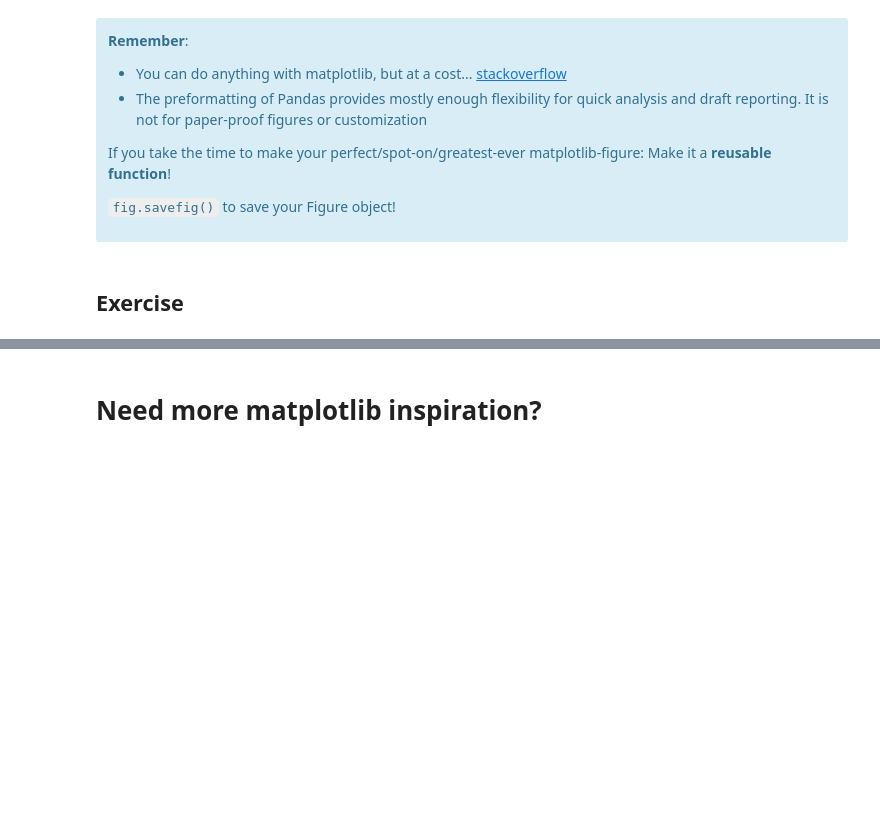
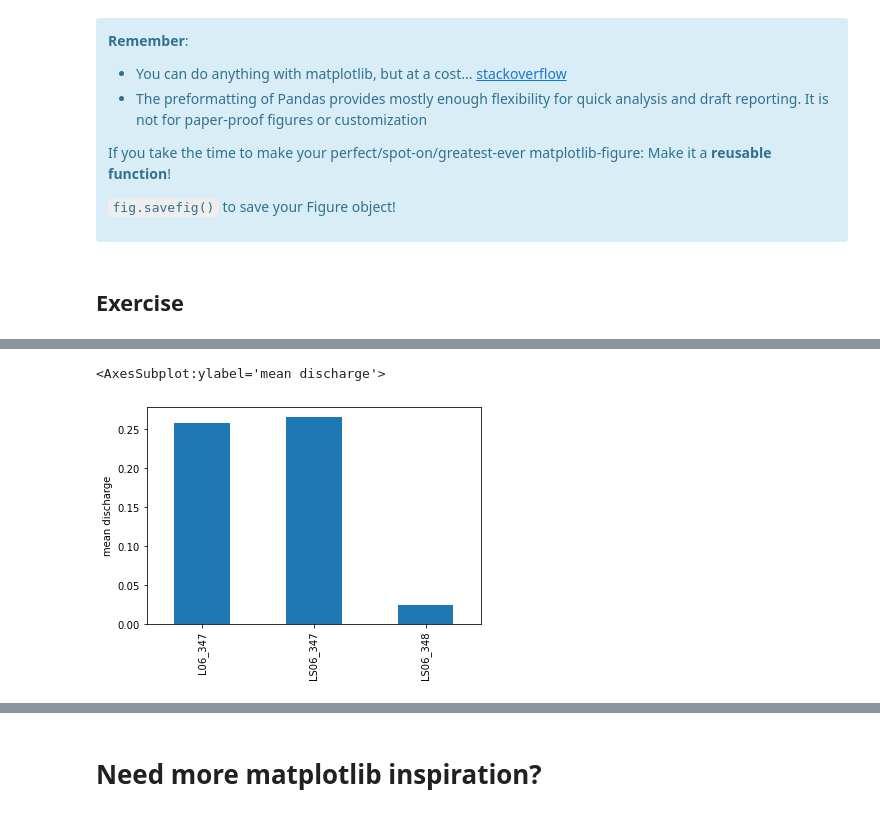
Before and after one commit to jorisvandenbossche/course-python-data, a Jupyter notebook: notebooks/visualization_01_matplotlib.ipynb, the cells around one changed output, grey strips where cells are left out. Drawn from its saved outputs; the diff is of its cells as text; code cells hidden in the pictures; blank space fills up the shorter version.

```diff
--- a/notebooks/visualization_01_matplotlib.ipynb
+++ b/notebooks/visualization_01_matplotlib.ipynb
@@ -482,0 +466,4 @@ If you take the time to make your perfect/spot-on/greatest-ever matplotlib-figur
+# %%
+flowdata = pd.read_csv('data/vmm_flowdata.csv',
+                       index_col='Time',
+                       parse_dates=True)
@@ -482,0 +494,6 @@ If you take the time to make your perfect/spot-on/greatest-ever matplotlib-figur
+# %%
+fig, ax = plt.subplots()
+flowdata.mean().plot.bar(ylabel="mean discharge", ax=ax)
+# %% [output]
+<AxesSubplot:ylabel='mean discharge'>
+[figure, added]
```
Also changed, not shown: parts of 17 cells of this notebook, 1 other file.
